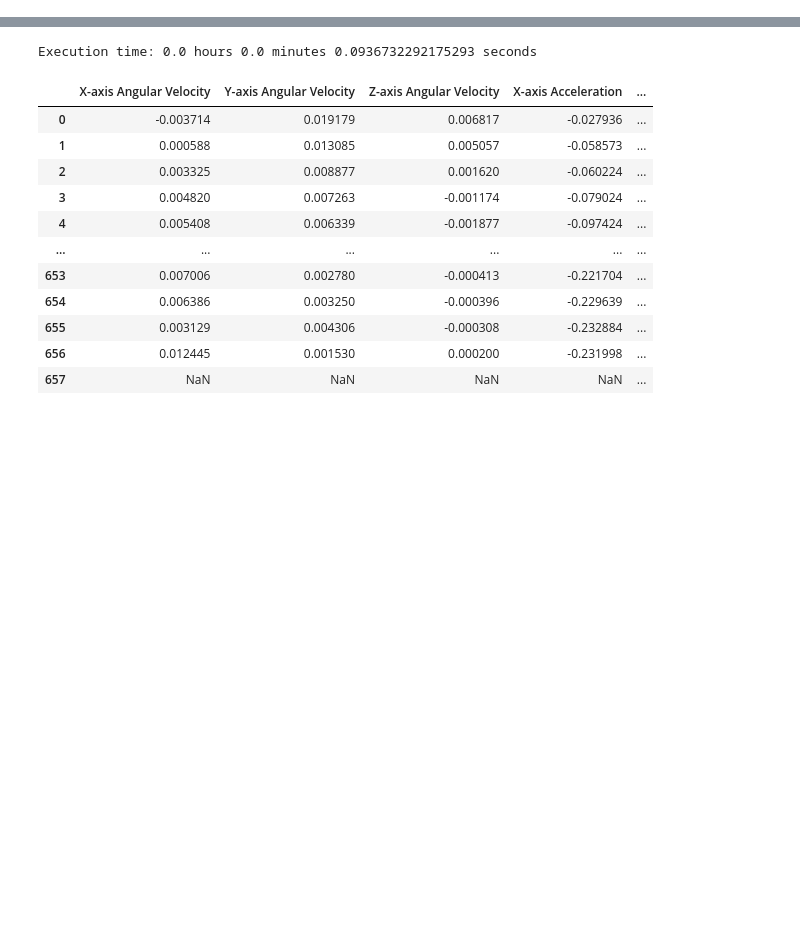
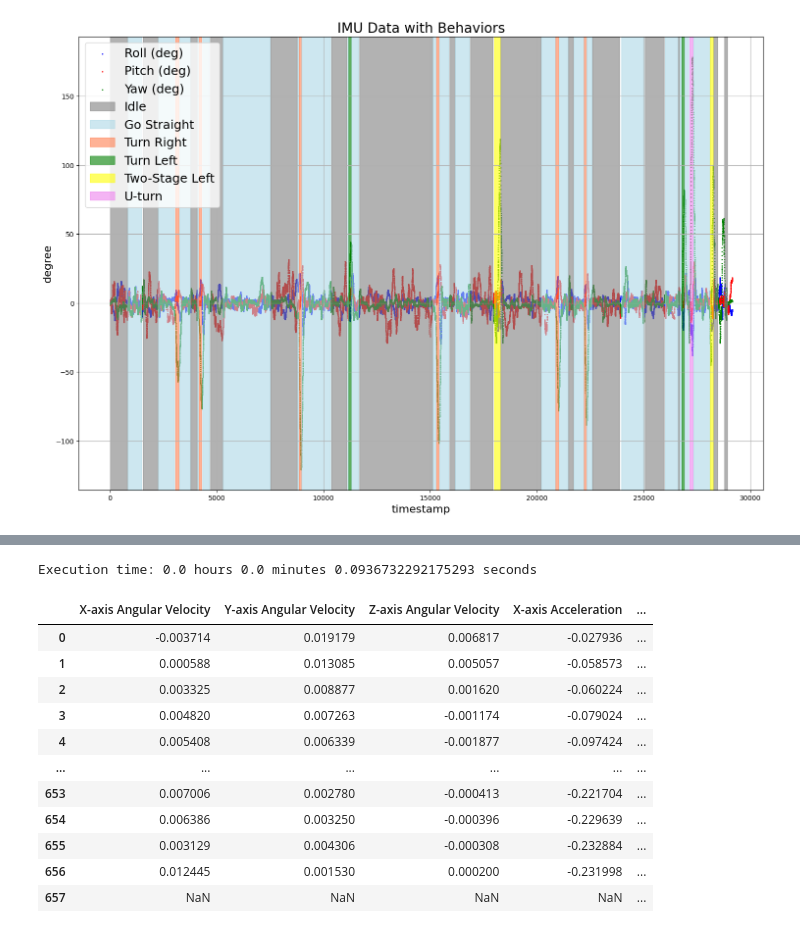
Before and after one commit to SROP6313/Motor_RideTrack, a Jupyter notebook: IMU_Analyze.ipynb, the cells around one changed output, grey strips where cells are left out. Cells and saved outputs as stored; diff of their text form; code cells hidden in the pictures; blank space fills up the shorter version.

```diff
--- a/IMU_Analyze.ipynb
+++ b/IMU_Analyze.ipynb
@@ -60,0 +61,61 @@ plt.show()
+# %%
+# 加上動作標籤背景區塊
+import matplotlib.pyplot as plt
+import pandas as pd
+
+# Load the provided CSV file
+file_path = './20240611_data/20240611_eric_2_sliding_window.csv'
+data = pd.read_csv(file_path)
+
+# Extract relevant columns
+IMU_feature = [
+    'X-axis Acceleration', 'Y-axis Acceleration', 'Z-axis Acceleration',
+    'Pitch (deg)', 'Roll (deg)', 'Yaw (deg)',
+    'X-axis Angular Velocity', 'Y-axis Angular Velocity', 'Z-axis Angular Velocity'
+]
+X = range(len(data))
+Y1 = data[IMU_feature[3]]
+Y2 = data[IMU_feature[4]]
+Y3 = data[IMU_feature[5]]
+
+# Plot scatter plot
+plt.figure(figsize=(18, 12))
+plt.scatter(X, Y1, color='blue', s=1, label='Roll (deg)')
+plt.scatter(X, Y2, color='red', s=1, label='Pitch (deg)')
+plt.scatter(X, Y3, color='green', s=1, label='Yaw (deg)')
+
+# Add action labels with colored background
+colors = {
+    'Go Straight': 'lightblue',
+    'Idle': 'grey',
+    'Turn Left': 'green',
+    'Turn Right': 'coral',
+    'Two-Stage Left': 'yellow',
+    'U-turn': 'violet'
+}
+
+actions = ['Go Straight', 'Idle', 'Turn Left', 'Turn Right', 'Two-Stage Left', 'U-turn']
+added_labels = set()
+
+prev_action = None
+for i in range(len(data)):
+    current_action = data.loc[i, 'Action']
+    if current_action != prev_action:
+        if prev_action in actions:
+            if prev_action not in added_labels:
+                plt.axvspan(start, i, color=colors[prev_action], alpha=0.6, label=f'{prev_action}')
+                added_labels.add(prev_action)
+            else:
+                plt.axvspan(start, i, color=colors[prev_action], alpha=0.6)
+        start = i
+    prev_action = current_action
+
+# Customize the plot
+plt.title("IMU Data with Behaviors", fontsize=20)
+plt.xlabel("timestamp", fontsize=16)
+plt.ylabel("degree", fontsize=16)
+plt.grid(True)
+plt.legend(prop={'size': 18}, loc='upper left')
+plt.show()
+# %% [output]
+[figure, added]
```
Also changed, not shown: parts of 3 cells of this notebook.
